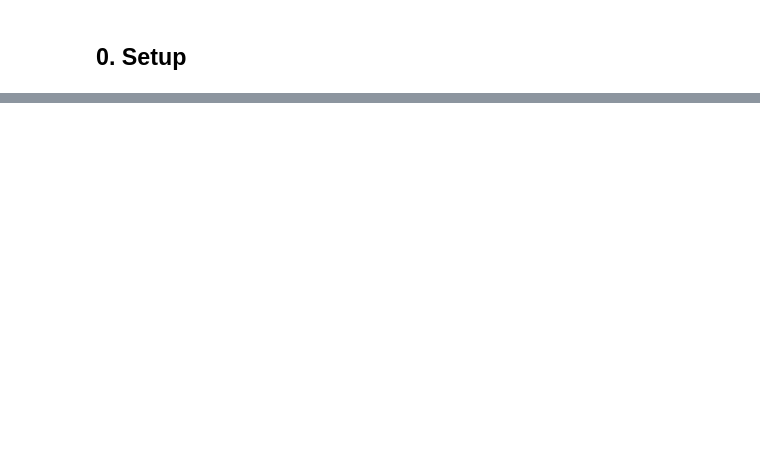
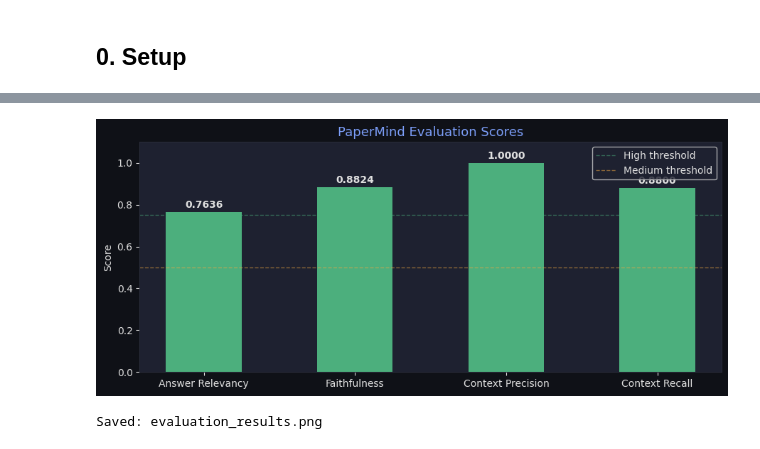
Before and after one commit to dixitdevarshi/PaperMind, a Jupyter notebook: notebooks/rag_exploration.ipynb, the cells around one changed output, grey strips where cells are left out. Cells and saved outputs as stored; diff of their text form; code cells hidden in the pictures; blank space fills up the shorter version.

Commit message:
Rag Evaluation

```diff
--- a/notebooks/rag_exploration.ipynb
+++ b/notebooks/rag_exploration.ipynb
@@ -329,0 +576,41 @@ These go in the README.
+# %%
+fig, ax = plt.subplots(figsize=(9, 4))
+fig.patch.set_facecolor("#0f1117")
+ax.set_facecolor("#1e2130")
+
+metric_names  = list(metrics.keys())
+metric_values = [float(v) for v in metrics.values()]
+colors        = ["#4caf7d" if v >= 0.75 else "#f0a843" if v >= 0.50 else "#e05c5c" for v in metric_values]
+
+bars = ax.bar(metric_names, metric_values, color=colors, width=0.5)
+
+# Add value labels on top of bars
+for bar, val in zip(bars, metric_values):
+    ax.text(
+        bar.get_x() + bar.get_width() / 2,
+        bar.get_height() + 0.01,
+        f"{val:.4f}",
+        ha="center",
+        va="bottom",
+        color="#e0e0e0",
+        fontsize=10,
+        fontweight="bold",
+    )
+
+ax.set_ylim(0, 1.1)
+ax.axhline(0.75, color="#4caf7d", linestyle="--", linewidth=1, alpha=0.5, label="High threshold")
+ax.axhline(0.50, color="#f0a843", linestyle="--", linewidth=1, alpha=0.5, label="Medium threshold")
+ax.set_title("PaperMind Evaluation Scores", color="#7c9ef8", fontsize=13)
+ax.set_ylabel("Score", color="#e0e0e0")
+ax.tick_params(colors="#e0e0e0")
+ax.legend(facecolor="#1e2130", labelcolor="#e0e0e0")
+for spine in ax.spines.values():
+    spine.set_edgecolor("#2a2d3a")
+
+plt.tight_layout()
+plt.savefig("evaluation_results.png", dpi=150, bbox_inches="tight", facecolor="#0f1117")
+plt.show()
+print("Saved: evaluation_results.png")
+# %% [output]
+[figure, added]
+Saved: evaluation_results.png
```
Also changed, not shown: parts of 37 cells of this notebook, 11 other files.
